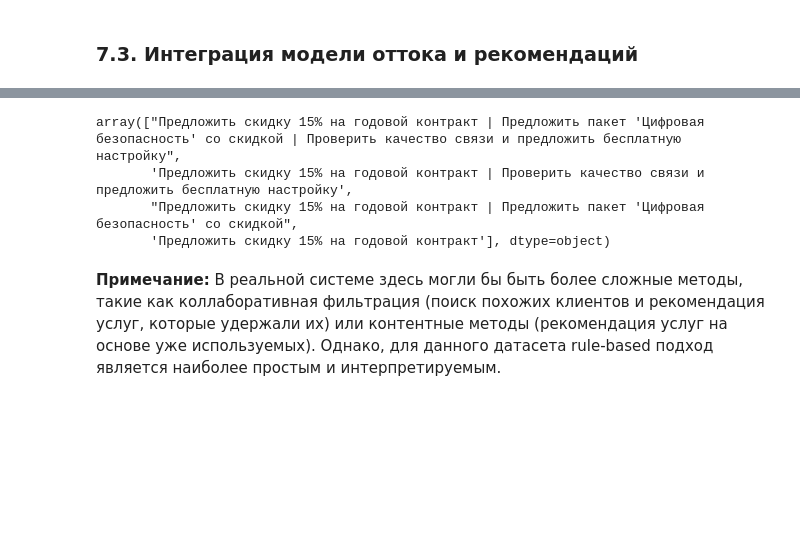
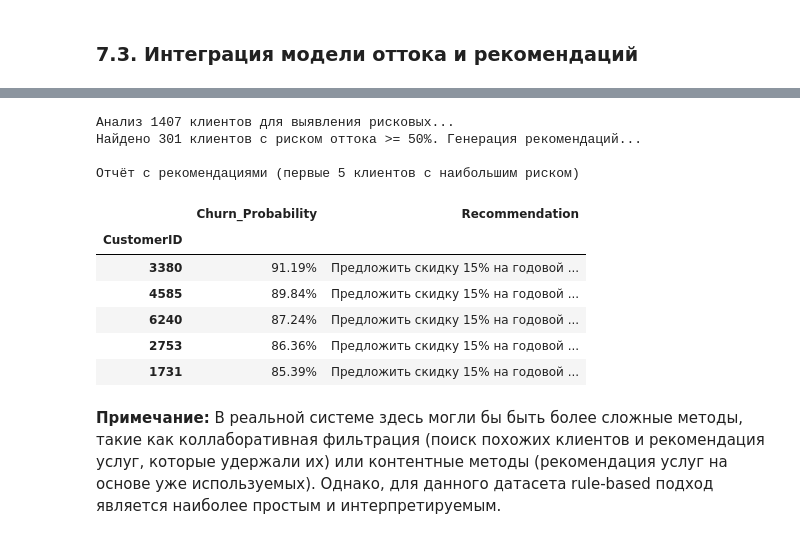
Before and after one commit to DgtrDN/diplom, a Jupyter notebook: diplom_telco_customer.ipynb, the cells around one changed output, grey strips where cells are left out. Cells and saved outputs as stored; diff of their text form; code cells hidden in the pictures; blank space fills up the shorter version.

Commit message:
переделал generate_recommendation

```diff
--- a/diplom_telco_customer.ipynb
+++ b/diplom_telco_customer.ipynb
@@ -766,7 +671,0 @@ display(recommendations_for_all_multiple_df)
-# %%
-recommendations_for_all_multiple_df['Recommendation'].unique()
-# %% [output]
-array(["Предложить скидку 15% на годовой контракт | Предложить пакет 'Цифровая безопасность' со скидкой | Проверить качество связи и предложить бесплатную настройку",
-       'Предложить скидку 15% на годовой контракт | Проверить качество связи и предложить бесплатную настройку',
-       "Предложить скидку 15% на годовой контракт | Предложить пакет 'Цифровая безопасность' со скидкой",
-       'Предложить скидку 15% на годовой контракт'], dtype=object)
@@ -773,3 +732,26 @@ array(["Предложить скидку 15% на годовой контрак
+# %%
+# Все клиенты с риском оттока и готовый DataFrame
+final_report = generate_recommendation(
+    X_test_scaled=X_test,
+    X_test_unscaled=X_test_orig,
+    model=model_to_interpret
+)
+
+# Выводим первые 5 строк полученного отчёта
+print("\nОтчёт с рекомендациями (первые 5 клиентов с наибольшим риском)")
+display(final_report.head())
+# %% [output]
+Анализ 1407 клиентов для выявления рисковых...
+Найдено 301 клиентов с риском оттока >= 50%. Генерация рекомендаций...
+
+Отчёт с рекомендациями (первые 5 клиентов с наибольшим риском)
+|  | Churn_Probability | Recommendation |
+| CustomerID |  |  |
+| 3380 | 91.19% | Предложить скидку 15% на годовой ... |
+| 4585 | 89.84% | Предложить скидку 15% на годовой ... |
+| 6240 | 87.24% | Предложить скидку 15% на годовой ... |
+| 2753 | 86.36% | Предложить скидку 15% на годовой ... |
+| 1731 | 85.39% | Предложить скидку 15% на годовой ... |
 # %% [markdown]
 
 **Примечание:** В реальной системе здесь могли бы быть более сложные методы, такие как коллаборативная фильтрация (поиск похожих клиентов и рекомендация услуг, которые удержали их) или контентные методы (рекомендация услуг на основе уже используемых). Однако, для данного датасета rule-based подход является наиболее простым и интерпретируемым.
```
Also changed, not shown: parts of 12 cells of this notebook, 4 other files.
